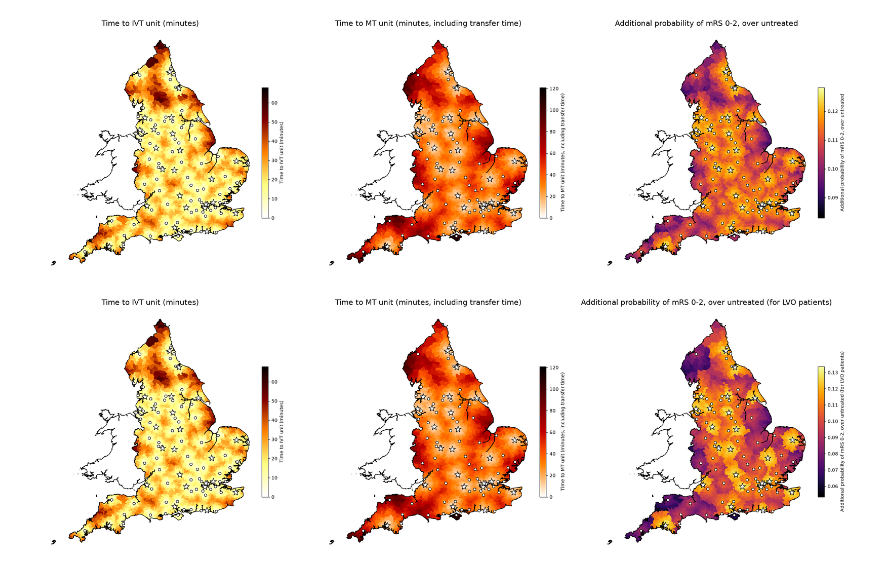
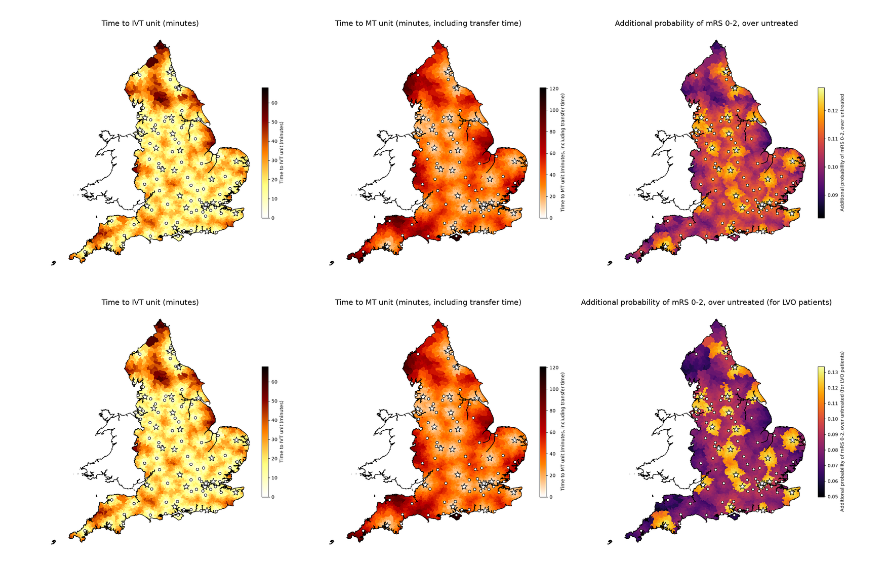
Before and after one commit to stroke-optimist/thrombectomy_location_2026, a Jupyter notebook: 00_single_run.ipynb, the cells around one changed output. Drawn from its saved outputs; the diff is of its cells as text; code cells hidden in the pictures.

Commit message:
Let only some drip-ship patients have transfer for MT

```diff
--- a/00_single_run.ipynb
+++ b/00_single_run.ipynb
@@ -2,7 +2,7 @@
 # Model run
 # %%
 # Set scenario name
-SCENARIO_NAME = 'test'
+SCENARIO_NAME = 'test_ds06'
 NEW_MT_CENTRES = ['RG15AN']
 # %%
 import contextily as ctx
@@ -42,7 +59,10 @@ The input mRS distributions might be improperly labelled.
+# %%
+prop_lvo = 0.3
+prop_lvo_dripship_treated_with_mt = 0.6
 # %%
 results = model.full_results
 # Add net benefit column
-results = add_net_benefit(results, prop_lvo=0.3)
+results = add_net_benefit(results, prop_lvo, prop_lvo_dripship_treated_with_mt)
 # Save results to CSV
 results.to_csv(f'./output/results_full_{SCENARIO_NAME}.csv')
 # %%
@@ -227,7 +247,8 @@ from matplotlib.colors import Normalize
 from matplotlib.cm import ScalarMappable
 
 data['treated_improved_p_mrs_0-2'] = \
-    data['lvo_drip_ship_ivt_mt_mrs_0-2'] - data['lvo_no_treatment_mrs_0-2']
+    data['lvo_drip_ship_lossy_ivt_mt_improvement_over_no_treatment']
+    # data['lvo_drip_ship_ivt_mt_mrs_0-2'] - data['lvo_no_treatment_mrs_0-2']
 
 columns = ['nearest_ivt_time_no_bias',
            'nearest_mt_time',
@@ -273,31 +294,31 @@ for i in range(3):
 
     england.plot(ax=ax, edgecolor='k', facecolor='none', linewidth=1)
 
     ivt_mask = pd.to_numeric(hospitals_gdf['Use_IVT'], errors='coerce').eq(1)
     mt_mask = pd.to_numeric(hospitals_gdf['Use_MT'], errors='coerce').eq(1)
 
     hospitals_gdf.loc[ivt_mask].plot(
         ax=ax, edgecolor='k', facecolor='w', markersize=30, marker='o', zorder=99
     )
     hospitals_gdf.loc[mt_mask].plot(
         ax=ax, edgecolor='k', facecolor='w', markersize=200, marker='*', zorder=99
 )
 
     fig.colorbar(
         ScalarMappable(norm=norm, cmap=cmap),
         ax=ax,
         shrink=0.5,      # shrink the colorbar to 50% of its original size
         pad=0.01,        # gap between map and colorbar (default 0.05)
         fraction=0.05,   # width of colorbar relative to the axes
         label=labels[i],
     )
 
     ax.set_title(labels[i], fontsize=16)
 
     ax.apply_aspect()
     ax.set_axis_off()
 
 plt.savefig(f'./output/map_three_in_one_{SCENARIO_NAME}_lvo.png', dpi=300, bbox_inches='tight')
 plt.show()
 # %% [output]
-[figure, old version]
+[figure, new version]
```
Also changed, not shown: parts of 3 cells of this notebook, 2 other files.
